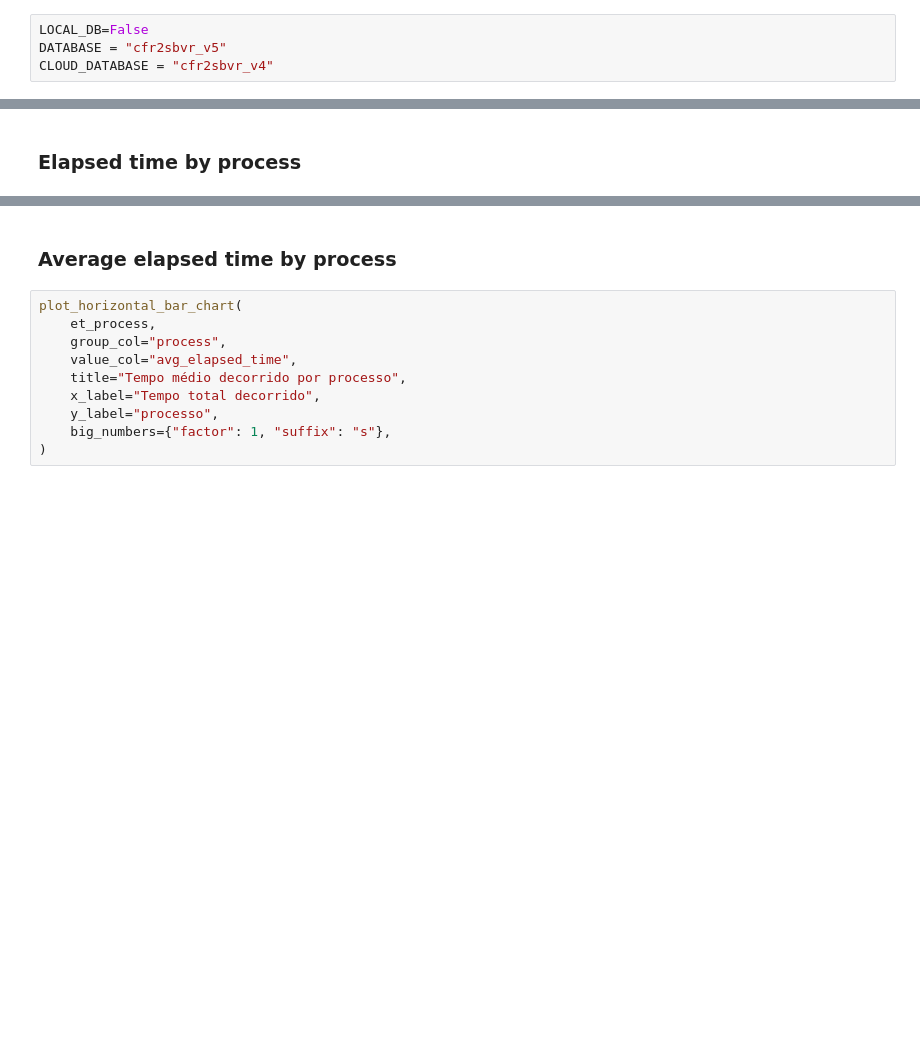
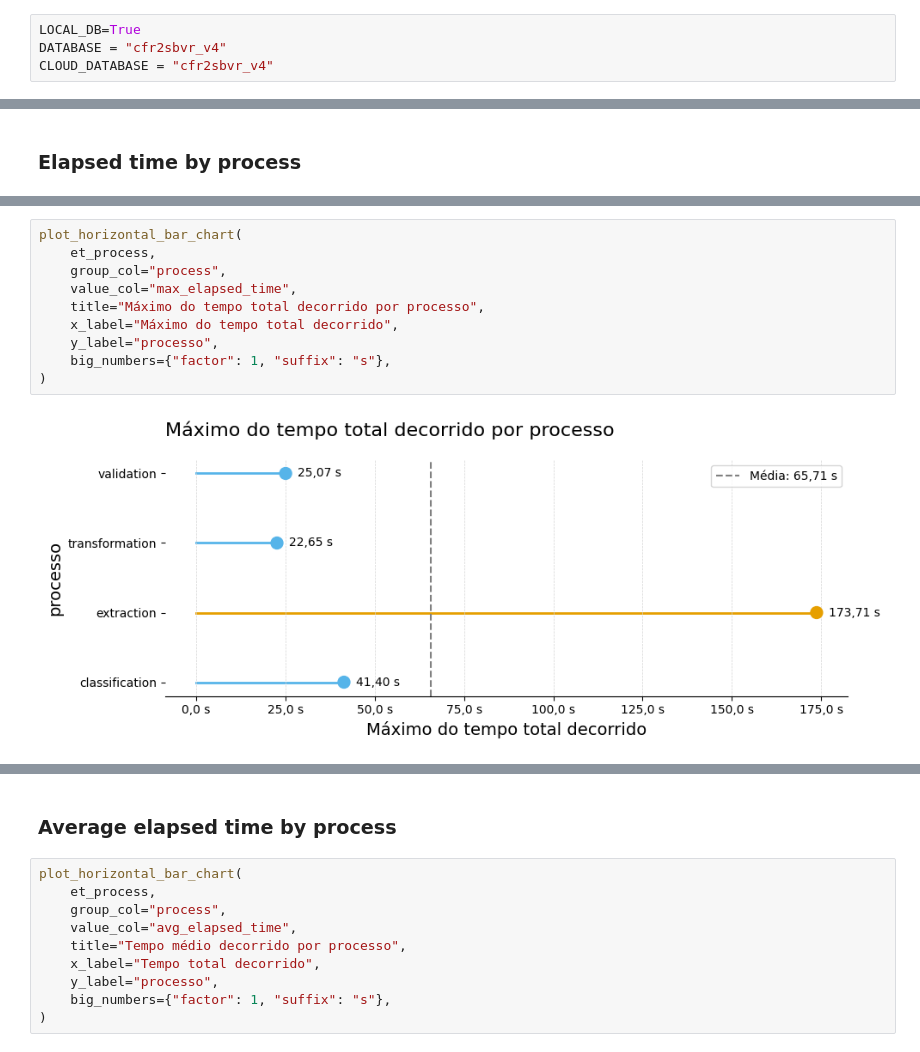
Before and after one commit to asantos2000/master-degree-santos-anderson, a Jupyter notebook: code/src/chap_7_validation_support.ipynb, the cells around one changed output, grey strips where cells are left out. Drawn from its saved outputs; the diff is of its cells as text; blank space fills up the shorter version.

```diff
--- a/code/src/chap_7_validation_support.ipynb
+++ b/code/src/chap_7_validation_support.ipynb
@@ -278,8 +282,8 @@ def upsert_table_from_json(
 # %% [markdown]
 Connect local or cloud
 # %%
-LOCAL_DB=False
-DATABASE = "cfr2sbvr_v5"
+LOCAL_DB=True
+DATABASE = "cfr2sbvr_v4"
 CLOUD_DATABASE = "cfr2sbvr_v4"
 # %%
 if LOCAL_DB:
@@ -1951,0 +2060,12 @@ et_process.groupby("process")["total_elapsed_time"].sum().reset_index()
+# %%
+plot_horizontal_bar_chart(
+    et_process,
+    group_col="process",
+    value_col="max_elapsed_time",
+    title="Máximo do tempo total decorrido por processo",
+    x_label="Máximo do tempo total decorrido",
+    y_label="processo",
+    big_numbers={"factor": 1, "suffix": "s"},
+)
+# %% [output]
+[figure, added]
```
Also changed, not shown: parts of 29 cells of this notebook, 5 other files.
